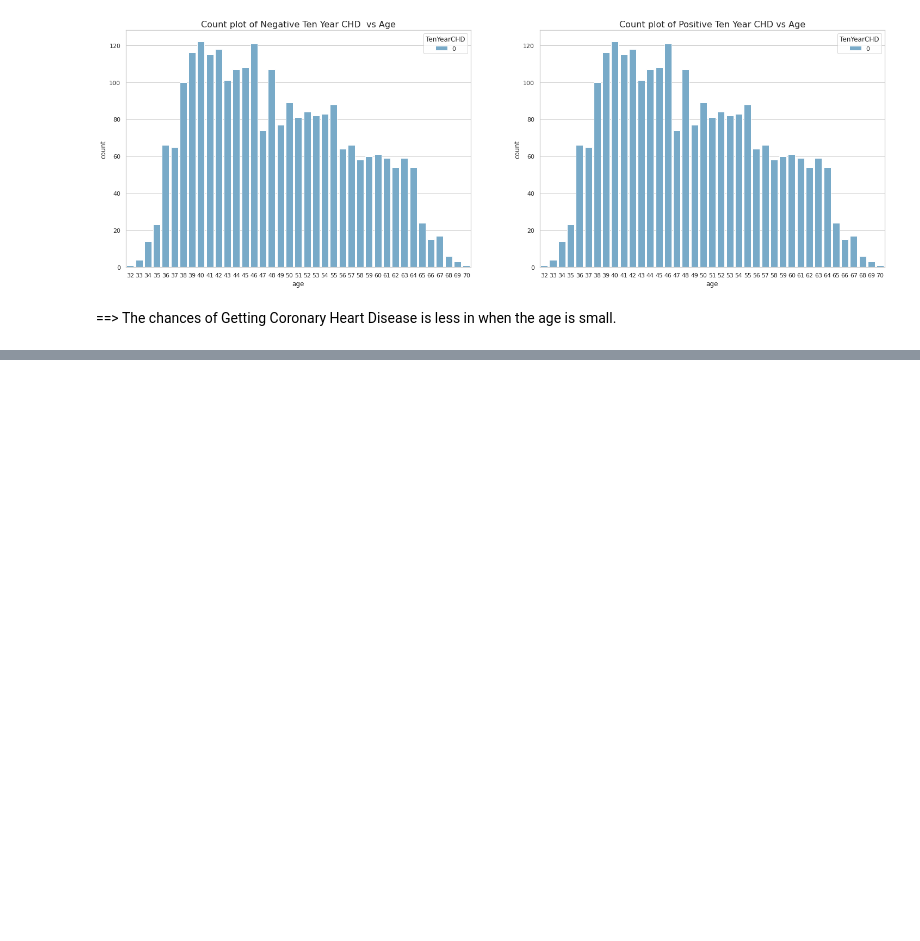
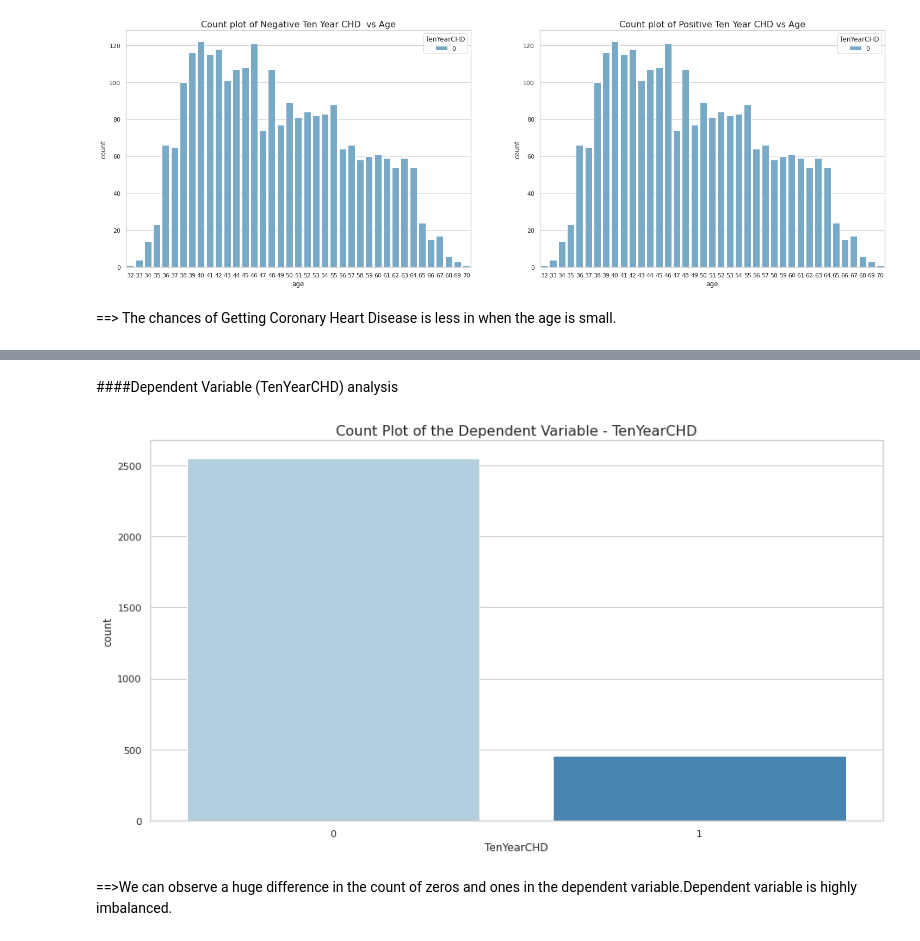
Before and after one commit to snehahampapura/Cardiovascular-Risk-Prediction, a Jupyter notebook: Cardiovascular_Risk_Prediction.ipynb, the cells around one changed output, grey strips where cells are left out. Drawn from its saved outputs; the diff is of its cells as text; code cells hidden in the pictures; blank space fills up the shorter version.

```diff
--- a/Cardiovascular_Risk_Prediction.ipynb
+++ b/Cardiovascular_Risk_Prediction.ipynb
@@ -265,0 +334,11 @@ plt.show()
+# %% [markdown]
+####Dependent Variable (TenYearCHD) analysis
+# %%
+plt.figure(figsize=(15,8))
+sns.countplot(x=dataset['TenYearCHD'],palette='Blues')
+plt.title("Count Plot of the Dependent Variable - TenYearCHD",fontsize=16)
+plt.show()
+# %% [output]
+[figure, added]
+# %% [markdown]
+==>We can observe a huge difference in the count of zeros and ones in the dependent variable.Dependent variable is highly imbalanced.
```
Also changed, not shown: parts of 24 cells of this notebook.
